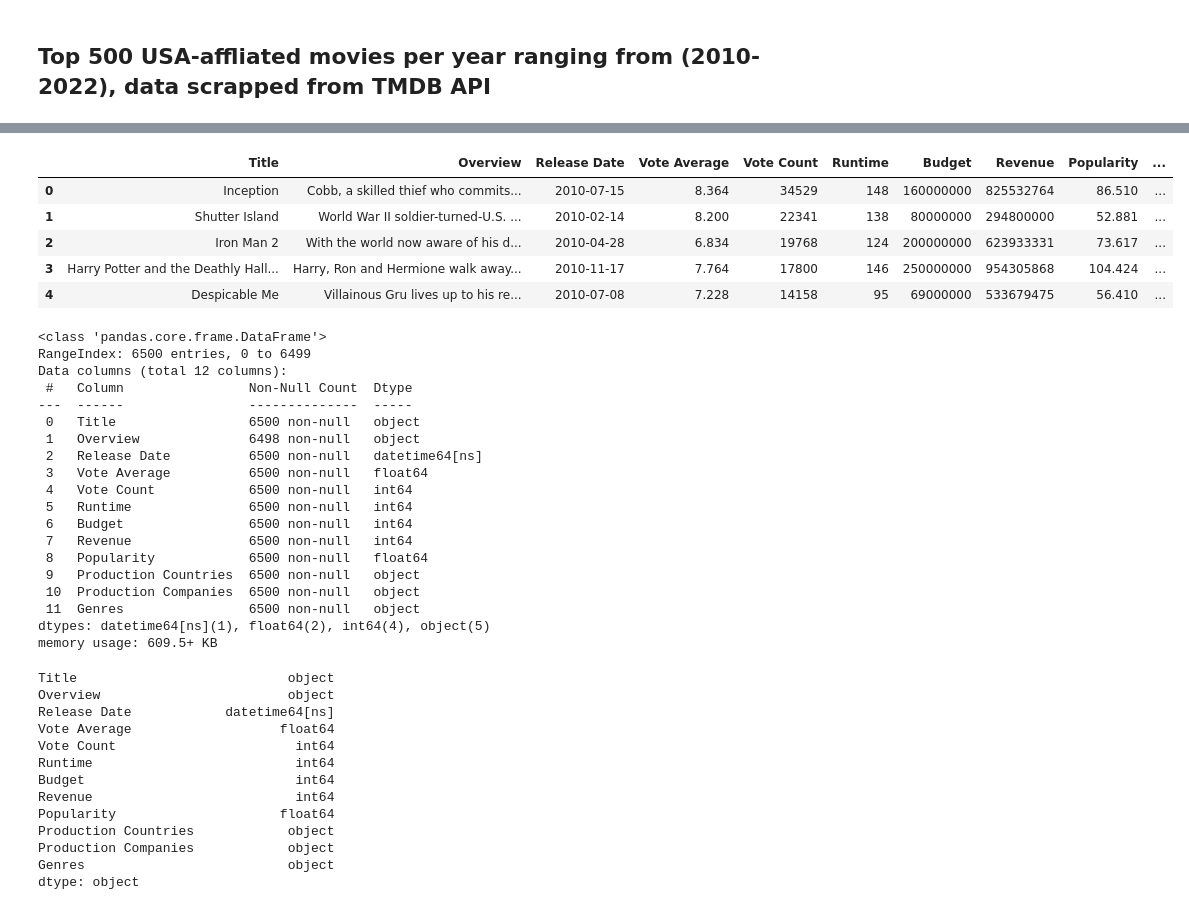
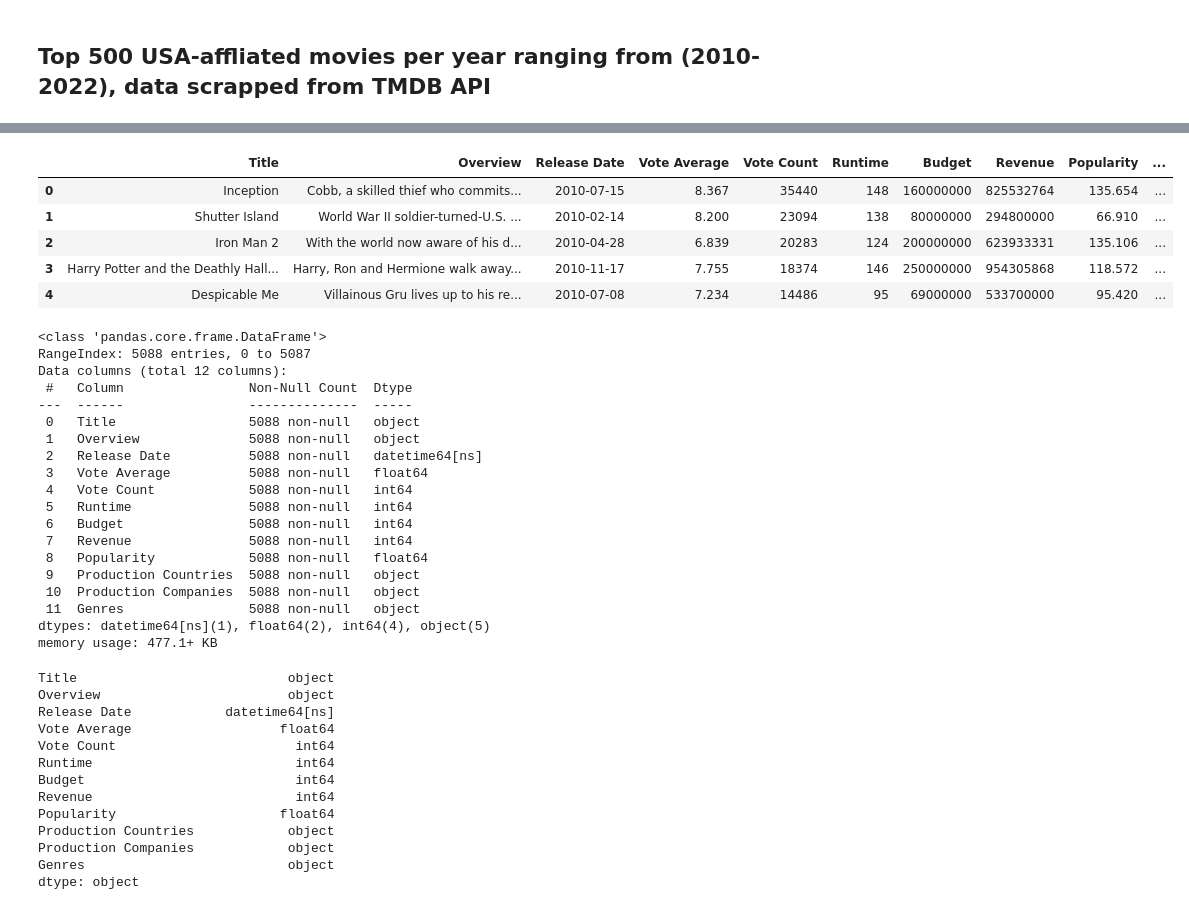
Before and after one commit to thanhlam0241/Movie_Project, a Jupyter notebook: data_collection/notebooks/feature_engineering.ipynb, the cells around one changed output, grey strips where cells are left out. Drawn from its saved outputs; the diff is of its cells as text; code cells hidden in the pictures.

```diff
--- a/data_collection/notebooks/feature_engineering.ipynb
+++ b/data_collection/notebooks/feature_engineering.ipynb
@@ -4,37 +25,37 @@
 import pandas as pd
 import matplotlib.pyplot as plt
 # %%
-df = pd.read_csv('./movie.csv', parse_dates=['Release Date'])
-df.head()
+df = pd.read_csv('movies.csv', parse_dates=['Release Date'])
+df.head(5)
 # %% [output]
 |  | Title | Overview | Release Date | Vote Average | Vote Count | Runtime | Budget | Revenue | Popularity | ... |
-| 0 | Inception | Cobb, a skilled thief who commits... | 2010-07-15 | 8.364 | 34529 | 148 | 160000000 | 825532764 | 86.510 | ... |
-| 1 | Shutter Island | World War II soldier-turned-U.S. ... | 2010-02-14 | 8.200 | 22341 | 138 | 80000000 | 294800000 | 52.881 | ... |
-| 2 | Iron Man 2 | With the world now aware of his d... | 2010-04-28 | 6.834 | 19768 | 124 | 200000000 | 623933331 | 73.617 | ... |
-| 3 | Harry Potter and the Deathly Hall... | Harry, Ron and Hermione walk away... | 2010-11-17 | 7.764 | 17800 | 146 | 250000000 | 954305868 | 104.424 | ... |
-| 4 | Despicable Me | Villainous Gru lives up to his re... | 2010-07-08 | 7.228 | 14158 | 95 | 69000000 | 533679475 | 56.410 | ... |
+| 0 | Inception | Cobb, a skilled thief who commits... | 2010-07-15 | 8.367 | 35440 | 148 | 160000000 | 825532764 | 135.654 | ... |
+| 1 | Shutter Island | World War II soldier-turned-U.S. ... | 2010-02-14 | 8.200 | 23094 | 138 | 80000000 | 294800000 | 66.910 | ... |
+| 2 | Iron Man 2 | With the world now aware of his d... | 2010-04-28 | 6.839 | 20283 | 124 | 200000000 | 623933331 | 135.106 | ... |
+| 3 | Harry Potter and the Deathly Hall... | Harry, Ron and Hermione walk away... | 2010-11-17 | 7.755 | 18374 | 146 | 250000000 | 954305868 | 118.572 | ... |
+| 4 | Despicable Me | Villainous Gru lives up to his re... | 2010-07-08 | 7.234 | 14486 | 95 | 69000000 | 533700000 | 95.420 | ... |
 # %%
 df.info()
 # %% [output]
 <class 'pandas.core.frame.DataFrame'>
-RangeIndex: 6500 entries, 0 to 6499
+RangeIndex: 5088 entries, 0 to 5087
 Data columns (total 12 columns):
  #   Column                Non-Null Count  Dtype
 ---  ------                --------------  -----
- 0   Title                 6500 non-null   object
- 1   Overview              6498 non-null   object
- 2   Release Date          6500 non-null   datetime64[ns]
- 3   Vote Average          6500 non-null   float64
- 4   Vote Count            6500 non-null   int64
- 5   Runtime               6500 non-null   int64
- 6   Budget                6500 non-null   int64
- 7   Revenue               6500 non-null   int64
- 8   Popularity            6500 non-null   float64
- 9   Production Countries  6500 non-null   object
- 10  Production Companies  6500 non-null   object
- 11  Genres                6500 non-null   object
+ 0   Title                 5088 non-null   object
+ 1   Overview              5088 non-null   object
+ 2   Release Date          5088 non-null   datetime64[ns]
+ 3   Vote Average          5088 non-null   float64
+ 4   Vote Count            5088 non-null   int64
+ 5   Runtime               5088 non-null   int64
+ 6   Budget                5088 non-null   int64
+ 7   Revenue               5088 non-null   int64
+ 8   Popularity            5088 non-null   float64
+ 9   Production Countries  5088 non-null   object
+ 10  Production Companies  5088 non-null   object
+ 11  Genres                5088 non-null   object
 dtypes: datetime64[ns](1), float64(2), int64(4), object(5)
-memory usage: 609.5+ KB
+memory usage: 477.1+ KB
 # %%
 df.dtypes
 # %% [output]
```
Also changed, not shown: parts of 17 cells of this notebook, 10 other files.
